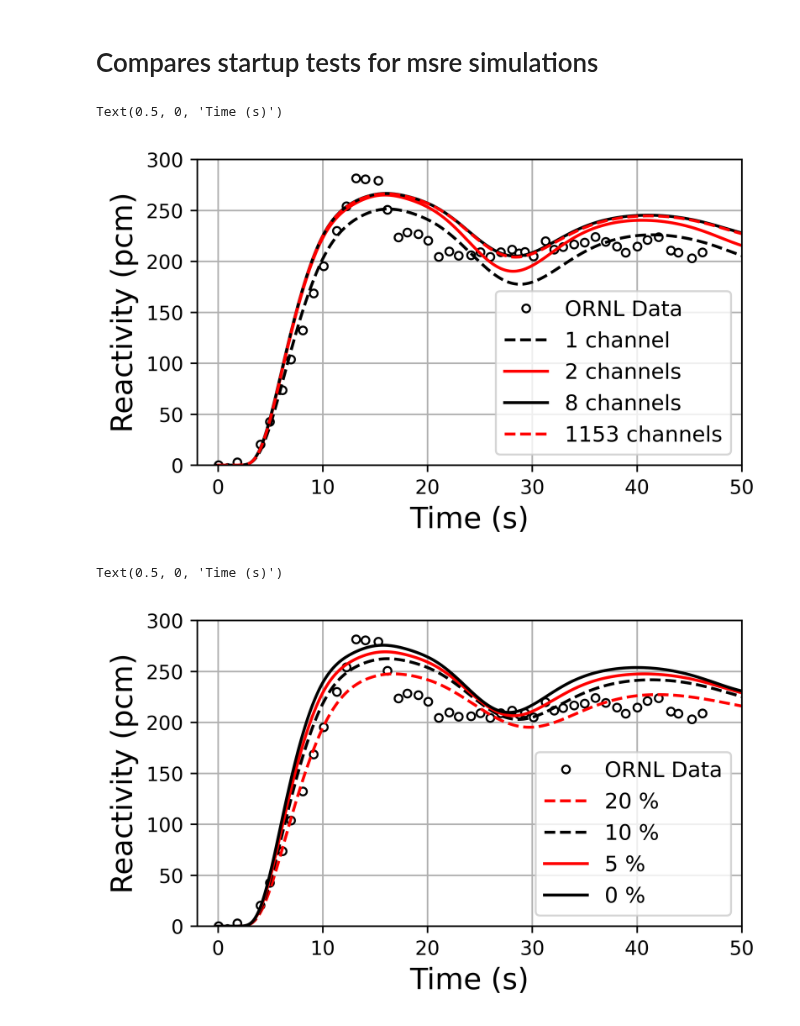
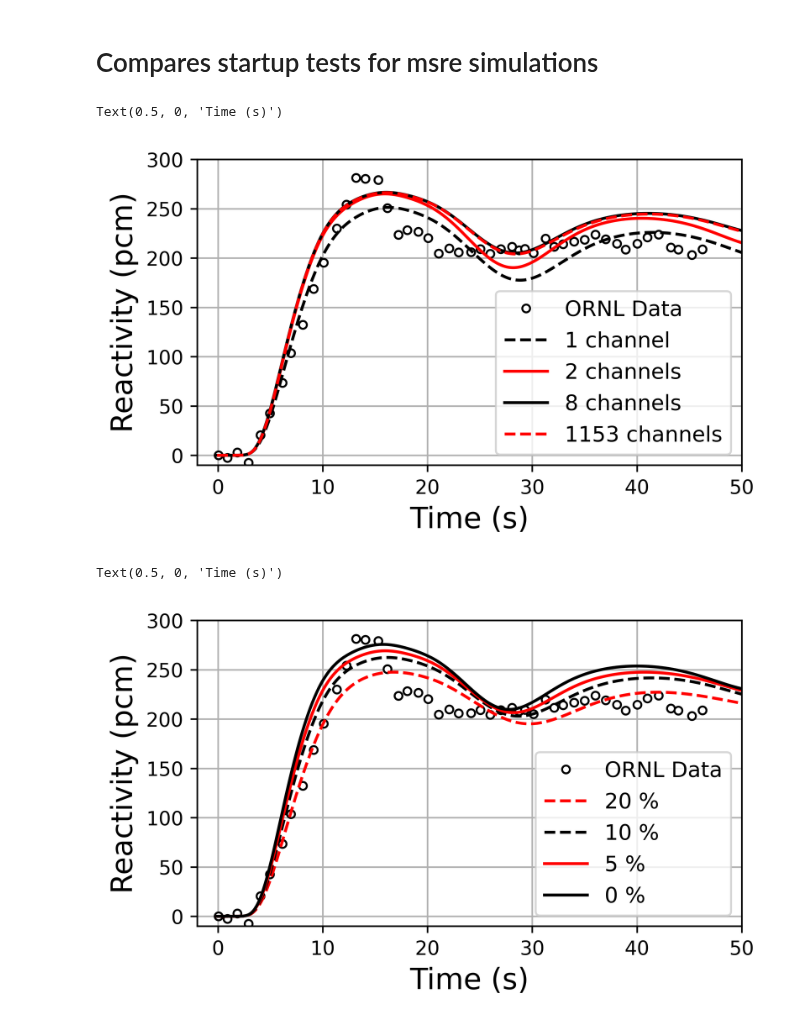
Before and after one commit to jfaulkner31/mothman, a Jupyter notebook: Results/ANS_2025/startup_test_comparisons.ipynb, the cells around one changed output. Saved outputs shown, nothing was run; the diff lists cells and outputs as text; code cells hidden in the pictures.

```diff
--- a/Results/ANS_2025/startup_test_comparisons.ipynb
+++ b/Results/ANS_2025/startup_test_comparisons.ipynb
@@ -65,41 +65,41 @@ plt.plot(x, y_MC*10**5, 'k--', label='1 channel')
 # plt.plot(x[0::50], y[0::50]*10**5, 'k+', markerfacecolor='w')
 
 # channel 1 data but modified (dont use this since it doesnt have most recent msre data in it)
 # x = np.array(list(ch_1mod_data.keys()))
 # y_MC = ch_1mod_data[-0.1] - np.array(list(ch_1mod_data.values()))
 # plt.plot(x, y_MC*10**5, 'r--', label='1mod')
 
 # channel 2 data
 x = np.array(list(ch_2_data.keys()))
 y_MC = ch_2_data[-0.1] - np.array(list(ch_2_data.values()))
 plt.plot(x, y_MC*10**5, 'r-', label='2 channels')
 
 # channel 8 data
 x = np.array(list(ch_8_data.keys()))
 y_MC = ch_1_data[-0.1] - np.array(list(ch_8_data.values()))
 plt.plot(x, y_MC*10**5, 'k-', label='8 channels')
 
 # channel 1152 data
 x = np.array(list(ch_1152_data.keys()))
 y_MC = ch_1152_data[-0.1] - np.array(list(ch_1152_data.values()))
 plt.plot(x, y_MC*10**5, 'r--', label='1153 channels')
 
 # OTHER PLOTTING STUFF
 plt.grid()
 plt.xlim([-2,50])
-plt.ylim([0,300])
+plt.ylim([-10,300])
 plt.legend(loc='lower right', fontsize=11, ncol=1)
 plt.ylabel('Reactivity (pcm)', fontsize=FONTSIZE)
 plt.xlabel('Time (s)', fontsize=FONTSIZE)
 # %% [output]
 Text(0.5, 0, 'Time (s)')
-[figure, old version]
+[figure, new version]
 # %%
 ### VARIABLE BYPASS MASS FLOW RATES ###
-file20 = "coastdown_bypass_modified_flowrate_20.0_percent.pkl"
-file10 = "coastdown_bypass_modified_flowrate_10.0_percent.pkl"
-file5 = "coastdown_bypass_modified_flowrate_5.0_percent.pkl"
-file0 = "coastdown_bypass_modified_flowrate_1e-05_percent.pkl"
+file20 = "startup_bypass_modified_flowrate_20.0_percent.pkl"
+file10 = "startup_bypass_modified_flowrate_10.0_percent.pkl"
+file5 = "startup_bypass_modified_flowrate_5.0_percent.pkl"
+file0 = "startup_bypass_modified_flowrate_1e-05_percent.pkl"
 
 with open(file20, 'rb') as handle:
   bp_20_data = pkl.load(handle)
@@ -157,10 +157,10 @@ plt.plot(x, y_MC*10**5, 'k-', label='0 %')
 # OTHER PLOTTING STUFF
 plt.grid()
 plt.xlim([-2,50])
-plt.ylim([0,300])
+plt.ylim([-10,300])
 plt.legend(loc='lower right', fontsize=11, ncol=1)
 plt.ylabel('Reactivity (pcm)', fontsize=FONTSIZE)
 plt.xlabel('Time (s)', fontsize=FONTSIZE)
 # %% [output]
 Text(0.5, 0, 'Time (s)')
-[figure, old version]
+[figure, new version]
```
Also changed, not shown: 22 other files.
